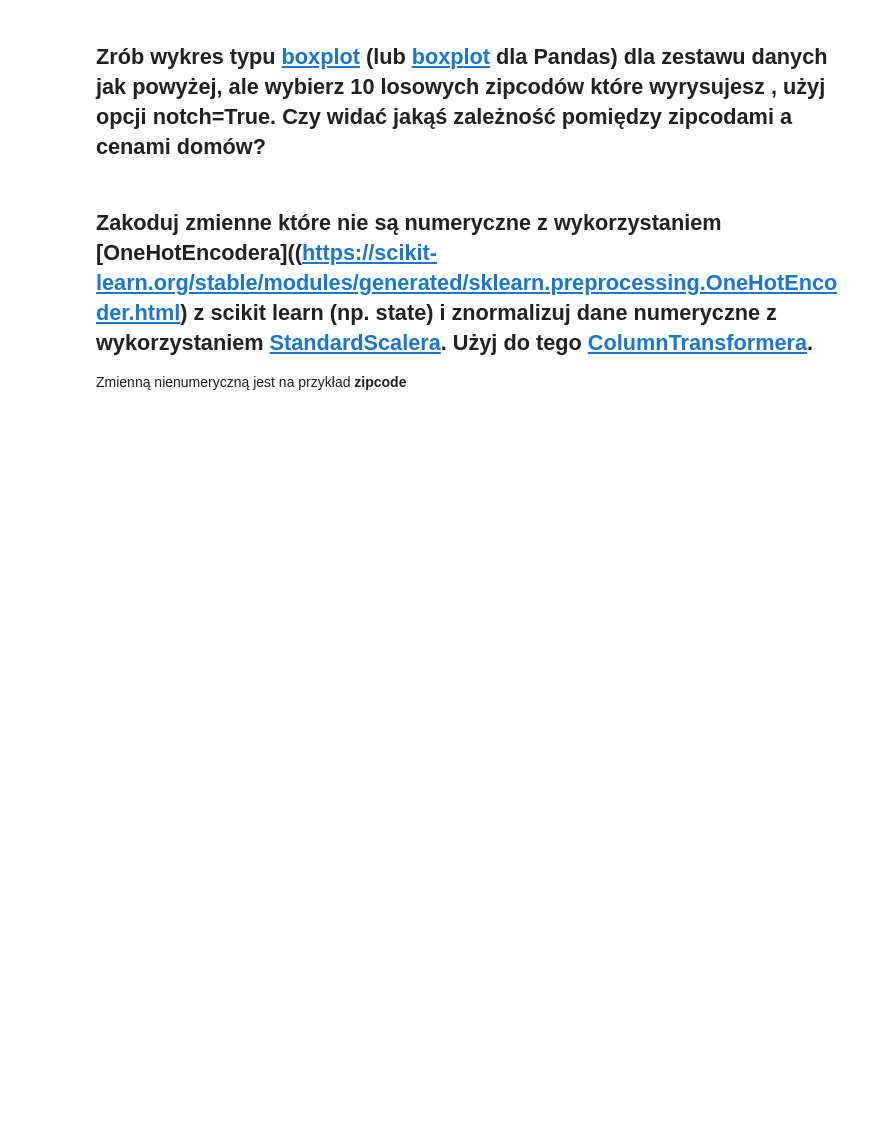
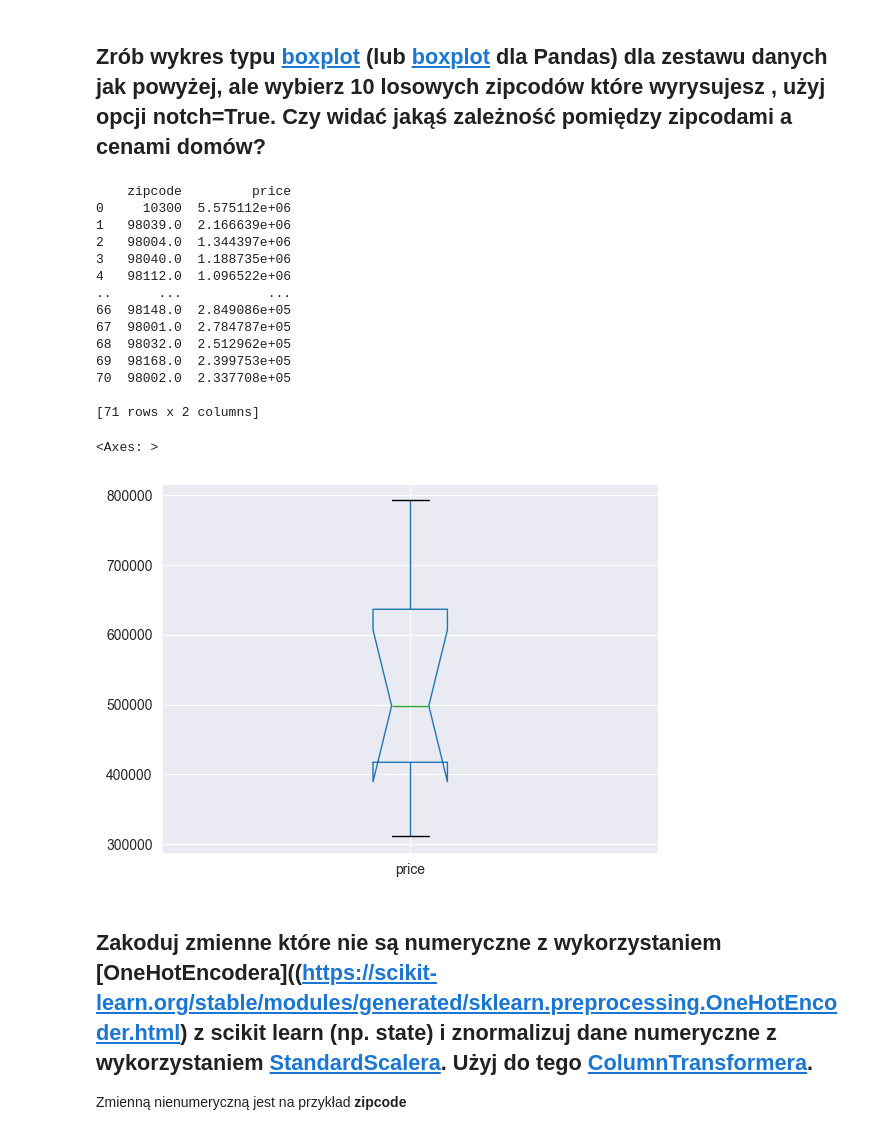
Before and after one commit to GrubySamuraj/wpdm, a Jupyter notebook: examples/Kopia notatnika introduction_to_pandas_uj_part_II.ipynb, the cells around one changed output. Saved outputs shown, nothing was run; the diff lists cells and outputs as text; code cells hidden in the pictures; blank space fills up the shorter version.

```diff
--- a/examples/Kopia notatnika introduction_to_pandas_uj_part_II.ipynb
+++ b/examples/Kopia notatnika introduction_to_pandas_uj_part_II.ipynb
@@ -89,5 +120,30 @@ Pomanipuluj parametrem *bins*. Do czego on służy? Czym histogram różni się
 # %% [markdown]
 ## Zrób wykres typu [boxplot](https://matplotlib.org/gallery/pyplots/boxplot_demo.html) (lub [boxplot](https://pandas.pydata.org/pandas-docs/stable/generated/pandas.DataFrame.boxplot.html) dla Pandas) dla zestawu danych jak powyżej, ale wybierz 10 **losowych** zipcodów które wyrysujesz , użyj opcji notch=True. Czy widać jakąś zależność pomiędzy zipcodami a cenami domów?
+# %%
+# zsample = df['zipcode'].sample(10)
+# mask = df['zipcode'].isin(zsample)
+# plt.figure(figsize=(12,9))
+# sns.barplot(x=df[mask].zipcode, y=df[mask].price)
+print(groupedByZipcode)
+randomBoxPlot = groupedByZipcode.sample(n=10)
+randomBoxPlot.boxplot(notch=True)
+# %% [output]
+    zipcode         price
+0     10300  5.575112e+06
+1   98039.0  2.166639e+06
+2   98004.0  1.344397e+06
+3   98040.0  1.188735e+06
+4   98112.0  1.096522e+06
+..      ...           ...
+66  98148.0  2.849086e+05
+67  98001.0  2.784787e+05
+68  98032.0  2.512962e+05
+69  98168.0  2.399753e+05
+70  98002.0  2.337708e+05
+
+[71 rows x 2 columns]
+<Axes: >
+[figure, added]
 # %% [markdown]
 ## Zakoduj zmienne które nie są numeryczne z wykorzystaniem [OneHotEncodera]((https://scikit-learn.org/stable/modules/generated/sklearn.preprocessing.OneHotEncoder.html) z scikit learn (np. state) i znormalizuj dane numeryczne z wykorzystaniem [StandardScalera](https://scikit-learn.org/stable/modules/generated/sklearn.preprocessing.StandardScaler.html). Użyj do tego [ColumnTransformera](https://scikit-learn.org/stable/modules/generated/sklearn.compose.ColumnTransformer.html).
 
```
Also changed, not shown: parts of 7 cells of this notebook, 3 other files.
